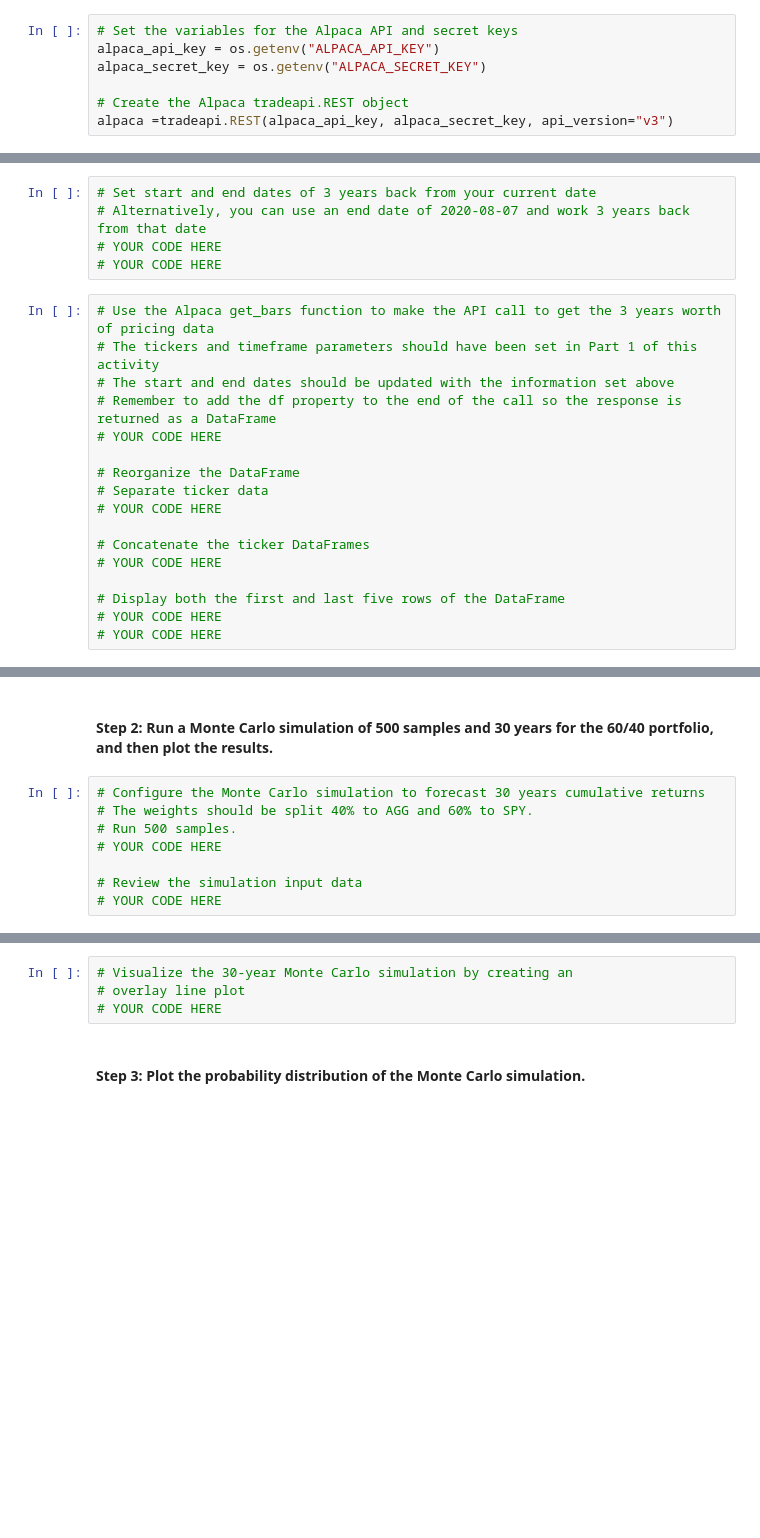
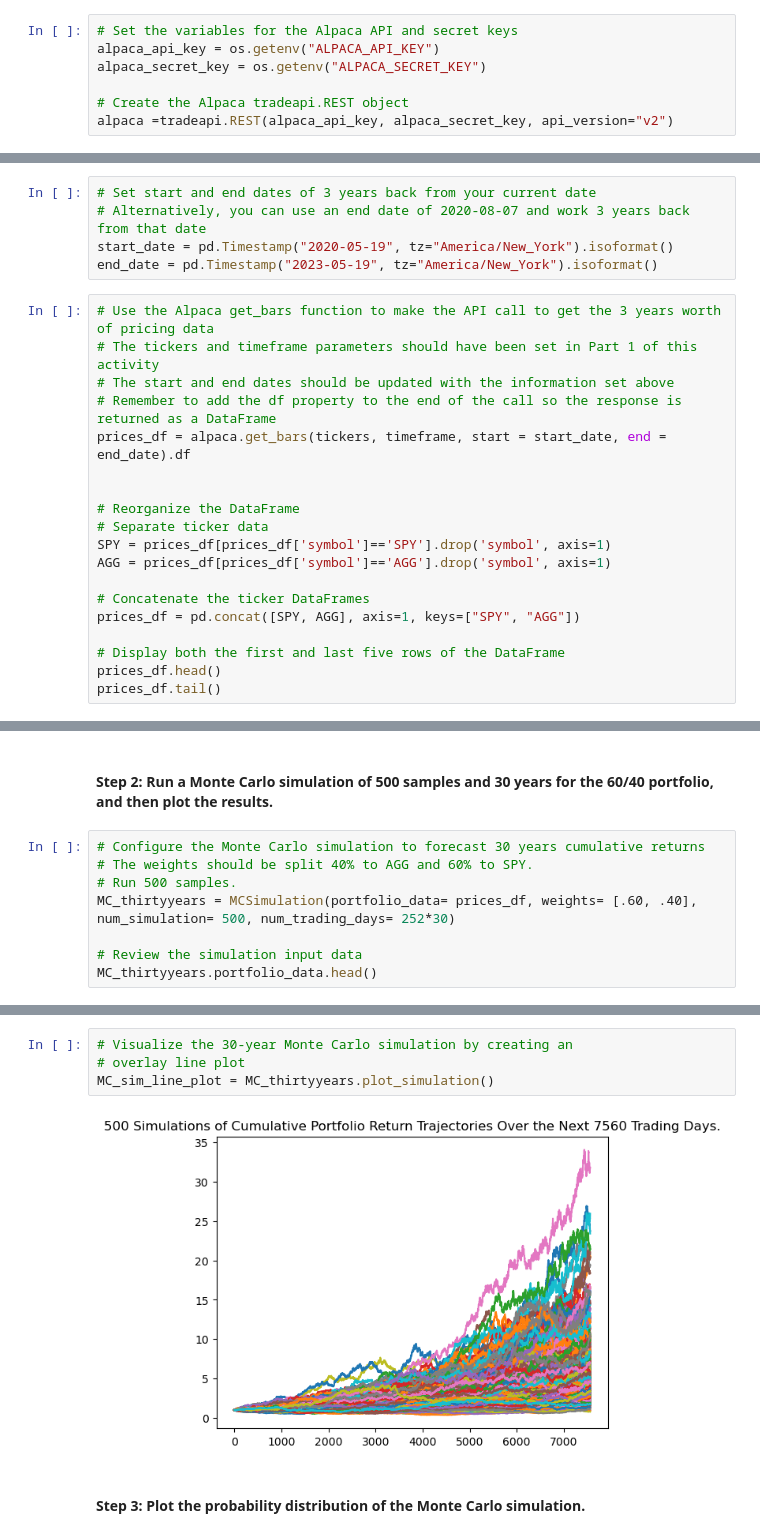
Before and after one commit to YadisaL/Challenge-5, a Jupyter notebook: financial_planning_tools.ipynb, the cells around one changed output, grey strips where cells are left out. Drawn from its saved outputs; the diff is of its cells as text; blank space fills up the shorter version.

```diff
--- a/financial_planning_tools.ipynb
+++ b/financial_planning_tools.ipynb
@@ -200,7 +200,7 @@ alpaca_api_key = os.getenv("ALPACA_API_KEY")
 alpaca_secret_key = os.getenv("ALPACA_SECRET_KEY")
 
 # Create the Alpaca tradeapi.REST object
-alpaca =tradeapi.REST(alpaca_api_key, alpaca_secret_key, api_version="v3")
+alpaca =tradeapi.REST(alpaca_api_key, alpaca_secret_key, api_version="v2")
 # %% [markdown]
 #### Step 3: Set the following parameters for the Alpaca API call:
 
@@ -395,22 +423,24 @@ In this section, you’ll use the MCForecastTools library to create a Monte Carl
 # %%
 # Set start and end dates of 3 years back from your current date
 # Alternatively, you can use an end date of 2020-08-07 and work 3 years back from that date
-# YOUR CODE HERE
-# YOUR CODE HERE
+start_date = pd.Timestamp("2020-05-19", tz="America/New_York").isoformat()
+end_date = pd.Timestamp("2023-05-19", tz="America/New_York").isoformat()
 # %%
 # Use the Alpaca get_bars function to make the API call to get the 3 years worth of pricing data
 # The tickers and timeframe parameters should have been set in Part 1 of this activity
 # The start and end dates should be updated with the information set above
 # Remember to add the df property to the end of the call so the response is returned as a DataFrame
-# YOUR CODE HERE
+prices_df = alpaca.get_bars(tickers, timeframe, start = start_date, end = end_date).df
+
 
 # Reorganize the DataFrame
 # Separate ticker data
-# YOUR CODE HERE
+SPY = prices_df[prices_df['symbol']=='SPY'].drop('symbol', axis=1)
+AGG = prices_df[prices_df['symbol']=='AGG'].drop('symbol', axis=1)
 
 # Concatenate the ticker DataFrames
-# YOUR CODE HERE
+prices_df = pd.concat([SPY, AGG], axis=1, keys=["SPY", "AGG"])
 
 # Display both the first and last five rows of the DataFrame
-# YOUR CODE HERE
-# YOUR CODE HERE
+prices_df.head()
+prices_df.tail()
@@ -420,7 +459,7 @@ In this section, you’ll use the MCForecastTools library to create a Monte Carl
 # Configure the Monte Carlo simulation to forecast 30 years cumulative returns
 # The weights should be split 40% to AGG and 60% to SPY.
 # Run 500 samples.
-# YOUR CODE HERE
+MC_thirtyyears = MCSimulation(portfolio_data= prices_df, weights= [.60, .40], num_simulation= 500, num_trading_days= 252*30)
 
 # Review the simulation input data
-# YOUR CODE HERE
+MC_thirtyyears.portfolio_data.head()
@@ -430,7 +520,9 @@ In this section, you’ll use the MCForecastTools library to create a Monte Carl
 # %%
 # Visualize the 30-year Monte Carlo simulation by creating an
 # overlay line plot
-# YOUR CODE HERE
+MC_sim_line_plot = MC_thirtyyears.plot_simulation()
+# %% [output]
+[figure, added]
 # %% [markdown]
 #### Step 3: Plot the probability distribution of the Monte Carlo simulation.
 # %%
```
Also changed, not shown: parts of 36 cells of this notebook.
